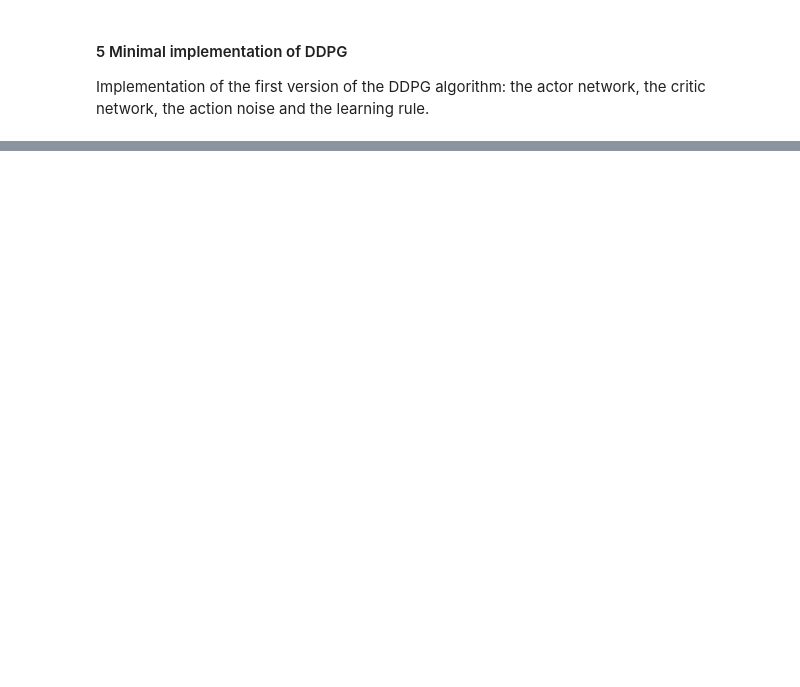
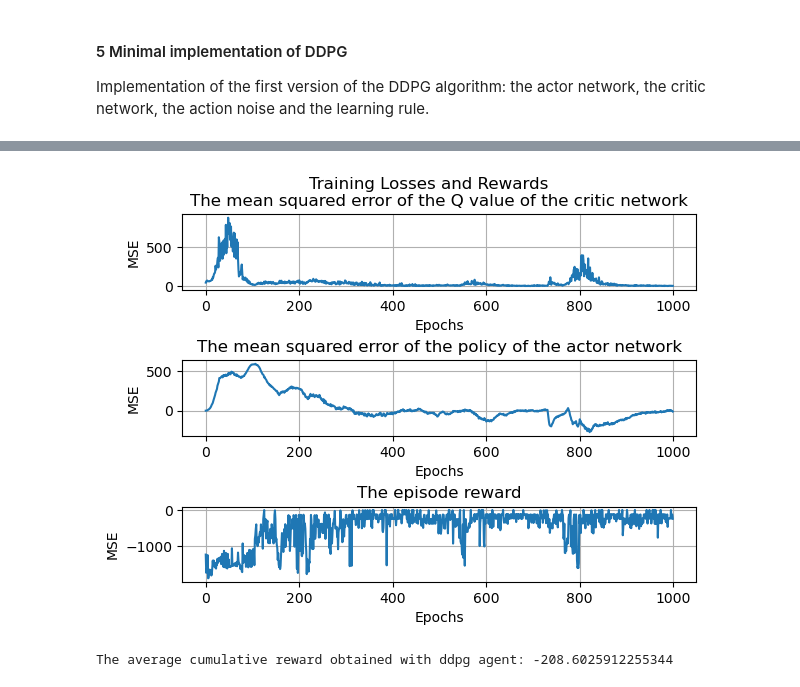
Before and after one commit to AnnaPaulish/DDPG, a Jupyter notebook: main.ipynb, the cells around one changed output, grey strips where cells are left out. Cells and saved outputs as stored; diff of their text form; code cells hidden in the pictures; blank space fills up the shorter version.

```diff
--- a/main.ipynb
+++ b/main.ipynb
@@ -382,7 +490,7 @@ critic  = QNetwork().to(device) # critic
 actor = PolicyNetwork().to(device) # policy_network
 
 memory = ReplayBuffer(max_size=BUFFER_SIZE)
-agent = DDPGAgent(actor, noise)
+ddpg_agent = DDPGAgent(actor, noise)
 
 q_optimizer  = optim.Adam(critic.parameters(),  lr=LEARNING_RATE)
 policy_optimizer  = optim.Adam(actor.parameters(),  lr=LEARNING_RATE)
@@ -410,7 +518,7 @@ average_reward = 0
 global_step = 0
 nr_of_samples = 128
 
-PRINT_EVERY = 50
+PRINT_EVERY = 10
 
 for episode in tqdm(range(NUM_EPISODES)):
     current_state = deepcopy(pendulum.reset()[0])
@@ -421,7 +529,7 @@ for episode in tqdm(range(NUM_EPISODES)):
 
     # collect experience
     for i in range(MAX_IT):
-        action = agent.compute_action(state = current_state, device=device, deterministic=False)
+        action = ddpg_agent.compute_action(state = current_state, device=device, deterministic=False)
         action = action[0]
 
         next_state, reward, term, trunc, info = pendulum.step(action)
@@ -441,7 +549,7 @@ for episode in tqdm(range(NUM_EPISODES)):
 
             # 1-step TD-learning rule
             with torch.no_grad():
-                action_next_state = agent.compute_action(state = next_state_batch, device=device)
+                action_next_state = ddpg_agent.compute_action(state = next_state_batch, device=device)
                 network_input_next_state = torch.cat((next_state_batch, torch.Tensor(action_next_state)),1)
                 q_next = critic(network_input_next_state) # should not be differentiated
 
@@ -483,0 +628,26 @@ KeyboardInterrupt:
+# %%
+def Plotting(q_loss_plot, policy_loss_plot, reward_plot):
+    fig, ax = plt.subplots(3,1)
+    fig.tight_layout(pad=3.0)
+    fig.suptitle("Training Losses and Rewards")
+    ax[0].plot(q_loss_plot)
+    ax[0].grid()
+    ax[0].set_title('The mean squared error of the Q value of the critic network')
+    ax[0].set_xlabel('Epochs')
+    ax[0].set_ylabel('MSE')
+
+    ax[1].plot(policy_loss_plot)
+    ax[1].grid()
+    ax[1].set_title('The mean squared error of the policy of the actor network')
+    ax[1].set_xlabel('Epochs')
+    ax[1].set_ylabel('MSE')
+
+    ax[2].plot(reward_plot)
+    ax[2].grid()
+    ax[2].set_title('The episode reward')
+    ax[2].set_xlabel('Epochs')
+    ax[2].set_ylabel('MSE')
+# %%
+Plotting(q_loss_plot, policy_loss_plot, reward_plot)
+# %% [output]
+[figure, added]
@@ -486,6 +677,16 @@ KeyboardInterrupt:
 #  to the actions in this phase. Report the average cumulative reward obtained by it.
 
 #TODO: ask about test learning rule
+
+# execute 100 episodes with DDPG agent to get an average cumulative reward
+reward_vector_DDPG_agent = []
+for j in range(100):
+  total_reward = run_episode(agent = ddpg_agent)
+  reward_vector_DDPG_agent.append(total_reward)
+
+print("The average cumulative reward obtained with ddpg agent:", np.mean(reward_vector_DDPG_agent))
+# %% [output]
+The average cumulative reward obtained with ddpg agent: -208.6025912255344
 # %%
 #TODO: Plot the heatmaps visualizing the Q function for the same values of action and angular velocity
 # that you used for the Q network trained with the heuristic policy. Report your plots and comment
```
Also changed, not shown: parts of 24 cells of this notebook, 9 other files.
